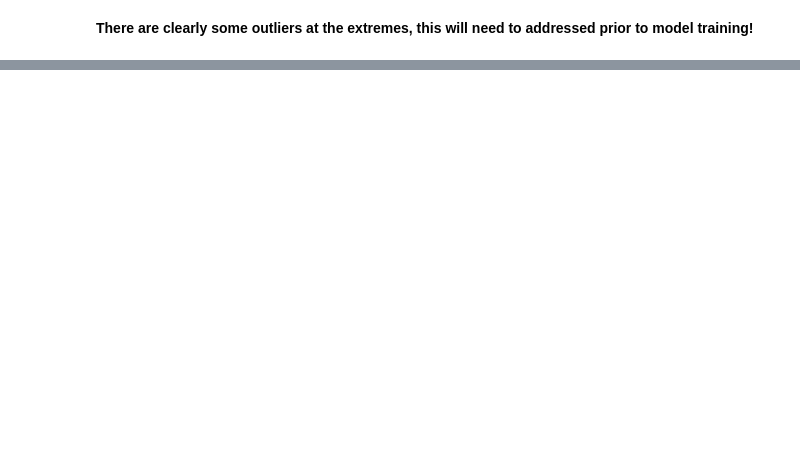
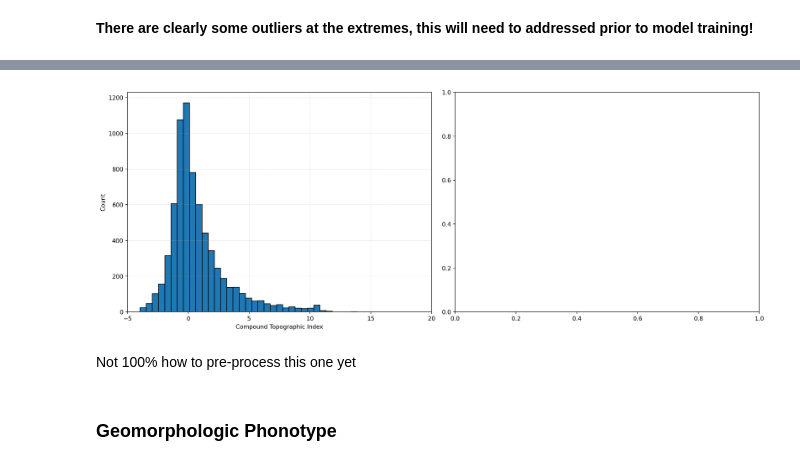
Before and after one commit to ucgmsim/ml_vs30_model, a Jupyter notebook: ml_vs30_model/explore/us_data.ipynb, the cells around one changed output, grey strips where cells are left out. Drawn from its saved outputs; the diff is of its cells as text; code cells hidden in the pictures; blank space fills up the shorter version.

```diff
--- a/ml_vs30_model/explore/us_data.ipynb
+++ b/ml_vs30_model/explore/us_data.ipynb
@@ -98,0 +262,3 @@ fig.tight_layout()
+# %%
+m = us_df[vs30.constants.InputVariable.CompoundTopgraphicIndex] < -1000
+us_df.loc[m]
@@ -98,0 +288,25 @@ fig.tight_layout()
+# %%
+bins = np.linspace(-5, 20, 50)
+# bins=50
+
+fig, (ax1, ax2) = plt.subplots(1, 2,figsize=(16, 6))
+
+ax1.hist(us_df.loc[~m, vs30.constants.InputVariable.CompoundTopgraphicIndex], bins=bins, edgecolor='black')
+ax1.grid(linewidth=0.5, alpha=0.5, linestyle="--")
+ax1.set_xlabel("Compound Topographic Index")
+ax1.set_ylabel("Count")
+ax1.set_xlim(bins.min(), bins.max())
+
+# ax2.hist(np.log(us_df.loc[~m, vs30.constants.InputVariable.CompoundTopgraphicIndex].values + 5 ), bins=25, edgecolor='black')
+# ax2.grid(linewidth=0.5, alpha=0.5, linestyle="--")
+# ax2.set_xlabel("Ln(Compound Topographic Index)")
+# ax2.set_ylabel("Count")
+
+
+fig.tight_layout()
+# %% [output]
+[figure, added]
+# %% [markdown]
+Not 100% how to pre-process this one yet
+# %% [markdown]
+### Geomorphologic Phonotype
```
Also changed, not shown: parts of 66 cells of this notebook, 17 other files.
